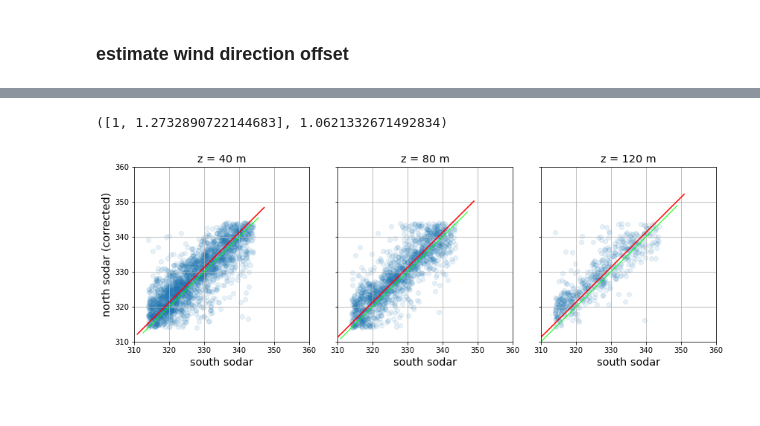
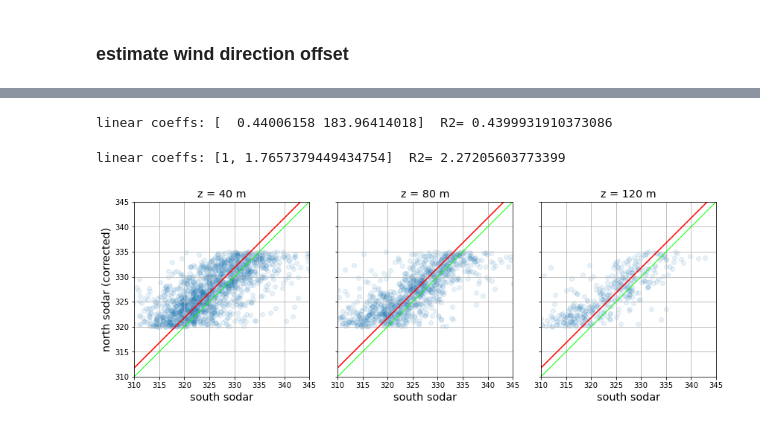
Before and after one commit to ewquon/assessment, a Jupyter notebook: datasets/Peetz_Table/sodar_north_south_comparison.ipynb, the cells around one changed output, grey strips where cells are left out. Saved outputs shown, nothing was run; the diff lists cells and outputs as text; code cells hidden in the pictures.

```diff
--- a/datasets/Peetz_Table/sodar_north_south_comparison.ipynb
+++ b/datasets/Peetz_Table/sodar_north_south_comparison.ipynb
@@ -123,11 +127,15 @@ Wall time: 6.22 s
 alltimes = sodar['north'].index.levels[0]
 # %% [markdown]
 ## filter by wdir, quality
+# %%
+# select times with desired wind directions based on corrected north sodar wdir
+wdir_selected = (sodar['north']['wdir'] >= comparison_dir_range[0]) & (sodar['north']['wdir'] <= comparison_dir_range[1])
 # %%
 for site,df in sodar.items():
     wdir = df['wdir']
     df = df.copy()
-    df = df.loc[(wdir >= comparison_dir_range[0]) & (wdir <= comparison_dir_range[1])]
+    df = df.loc[wdir_selected]
+    df.loc[df['wdir']<100,'wdir'] += 360
     df.loc[(df['qc'] < sodar_quality_cutoff), :] = np.nan
     df = df.unstack().reindex(alltimes).stack(dropna=False)
     sodar[site] = df
@@ -201,10 +213,10 @@ def calc_fit_R2(x,y,slope=None):
         offset = np.sum(y - slope*x) / len(x)
         coef = [slope,offset]
     p = np.poly1d(coef)
-    yhat = p(x)
-    ybar = np.sum(y)/len(y)          # or sum(y)/len(y)
-    ssreg = np.sum((yhat-ybar)**2)   # or sum([ (yihat - ybar)**2 for yihat in yhat])
-    sstot = np.sum((y - ybar)**2)    # or sum([ (yi - ybar)**2 for yi in y])
-    R2 = ssreg / sstot
+    f = p(x)
+    ybar = np.mean(y)
+    SSreg = np.sum((f - ybar)**2)
+    SStot = np.sum((y - ybar)**2)
+    R2 = SSreg / SStot
     return coef, R2
 # %%
@@ -224,22 +237,39 @@ calc_fit_R2(x,y,slope=p[0])
+# %%
+# linear fit, no outliers
+z1 = 40.0
+x = sodar['south'].xs(z1, level='height')['wdir']
+y = sodar['north'].xs(z1, level='height')['wdir']
+#p,R2 = calc_fit_R2(x,y,slope=1)
+selected = (x > 310) & (x < 345)
+p,R2 = calc_fit_R2(x[selected], y[selected])
+wdir_offset = p[1]
+print('linear coeffs:',p,' R2=',R2)
+# %% [output]
+linear coeffs: [  0.44006158 183.96414018]  R2= 0.4399931910373086
 # %%
-# force slope==1
+# force slope==1, no outliers
 z1 = 40.0
 x = sodar['south'].xs(z1, level='height')['wdir']
 y = sodar['north'].xs(z1, level='height')['wdir']
-p,R2 = calc_fit_R2(x,y,slope=1)
+#p,R2 = calc_fit_R2(x,y,slope=1)
+selected = (x > 310) & (x < 345)
+p,R2 = calc_fit_R2(x[selected], y[selected], slope=1)
 wdir_offset = p[1]
-p, R2
+print('linear coeffs:',p,' R2=',R2)
 # %% [output]
-([1, 1.2732890722144683], 1.0621332671492834)
+linear coeffs: [1, 1.7657379449434754]  R2= 2.27205603773399
 # %%
 fig,ax = plt.subplots(ncols=Nheights,sharex=True,sharey=True,figsize=(Nheights*4,4))
 for axi,hgt in zip(ax,comparison_heights):
     scat(axi,'wdir',hgt)
     xlim = axi.get_xlim()
-    axi.plot(xlim, [xlim[0]+wdir_offset, xlim[1]+wdir_offset], 'r')
+    #axi.plot(xlim, [xlim[0]+wdir_offset, xlim[1]+wdir_offset], 'r')
+    axi.plot(xlim, np.polyval(p, xlim), 'r')
 ax[0].set_ylabel('north sodar (corrected)',fontsize='x-large')
-ax[0].set_xlim((310,360))
-ax[1].set_ylim((310,360))
+ax[0].set_xlim((310,345))
+ax[1].set_ylim((310,345))
+# ax[0].set_xlim((290,360))
+# ax[1].set_ylim((295,365))
 fig.tight_layout()
 # %% [output]
-[figure, old version]
+[figure, new version]
```
Also changed, not shown: parts of 14 cells of this notebook.
